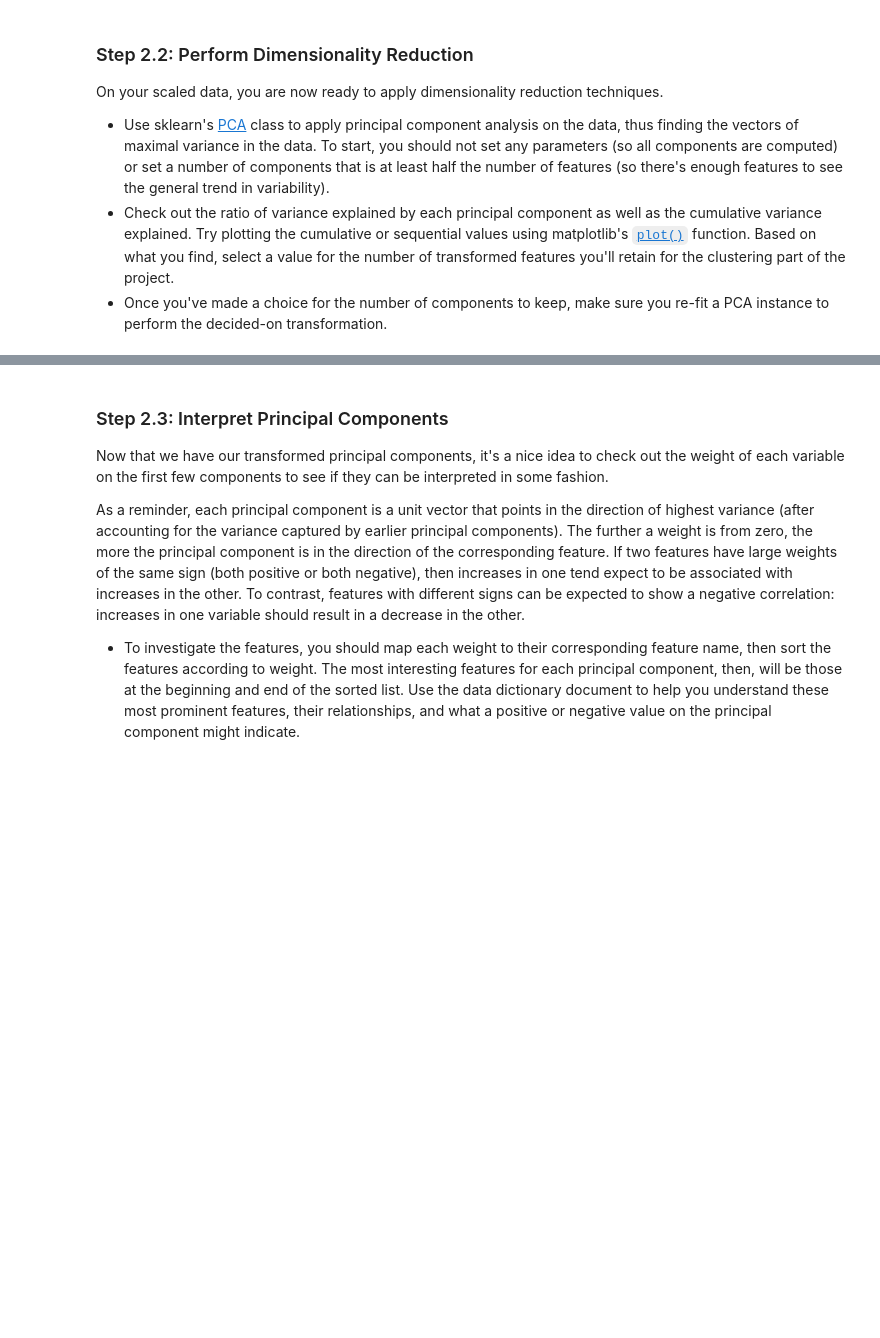
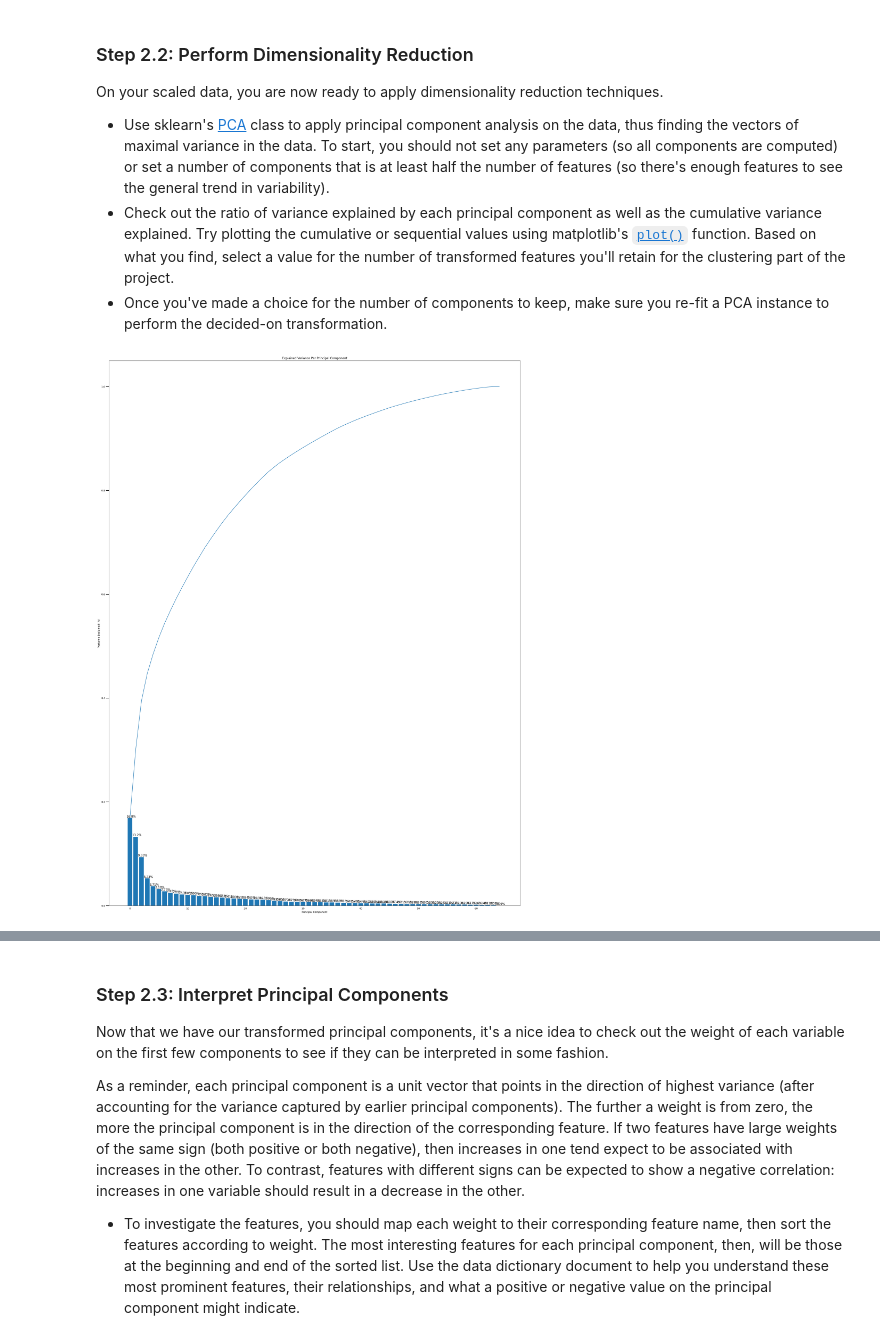
Before and after one commit to davidblackwelder/identify-customer-segments, a Jupyter notebook: Identify_Customer_Segments.ipynb, the cells around one changed output, grey strips where cells are left out. Cells and saved outputs as stored; diff of their text form; code cells hidden in the pictures; blank space fills up the shorter version.

```diff
--- a/Identify_Customer_Segments.ipynb
+++ b/Identify_Customer_Segments.ipynb
@@ -1263,6 +1268,11 @@ def scree_plot(pca):
     ax.set_ylabel("Variance Explained (%)")
     plt.title('Explained Variance Per Principal Component')
 # %%
-# Apply PCA to the data.
-pca, X_pca = do_pca(50, azdias_final)
+# Apply PCA to the data for all the components.
+pca, X_pca = do_pca(azdias_final.shape[1], azdias_final)
+
+# Investigate the variance accounted for by each principal component.
+scree_plot(pca)
+# %% [output]
+[figure, added]
 # %%
```
Also changed, not shown: parts of 44 cells of this notebook, 1 other file.
